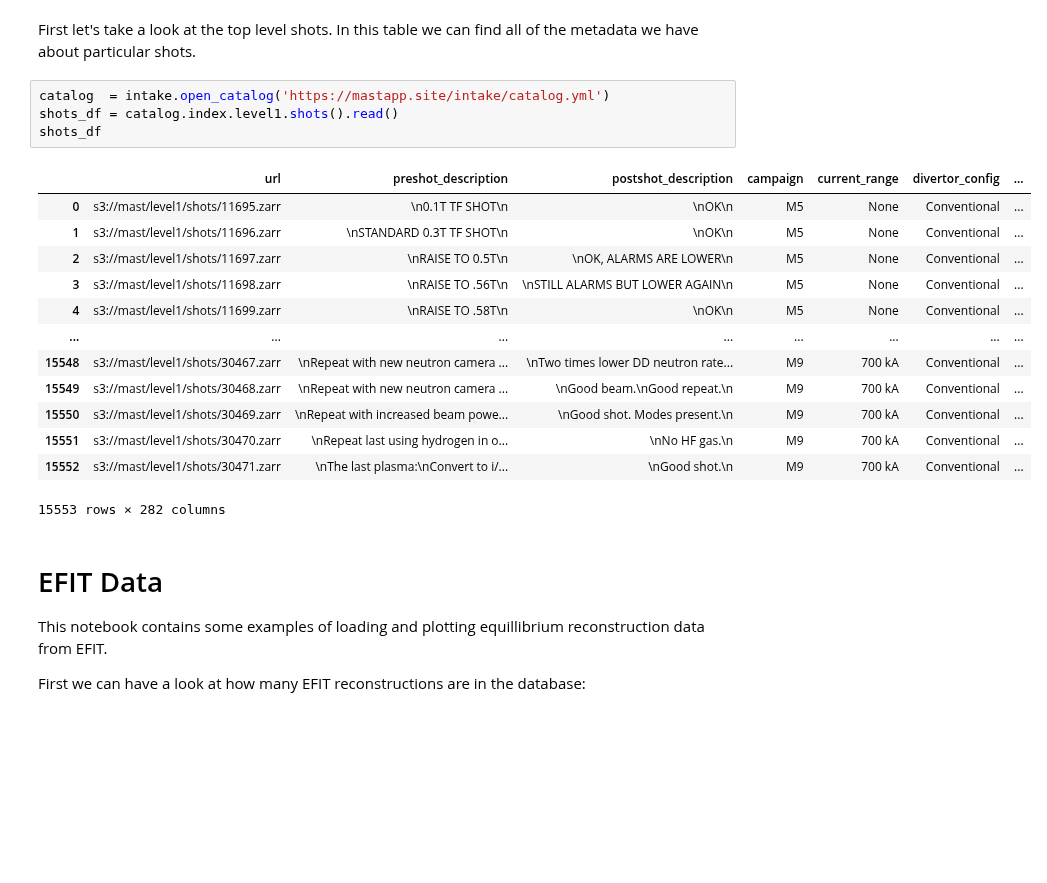
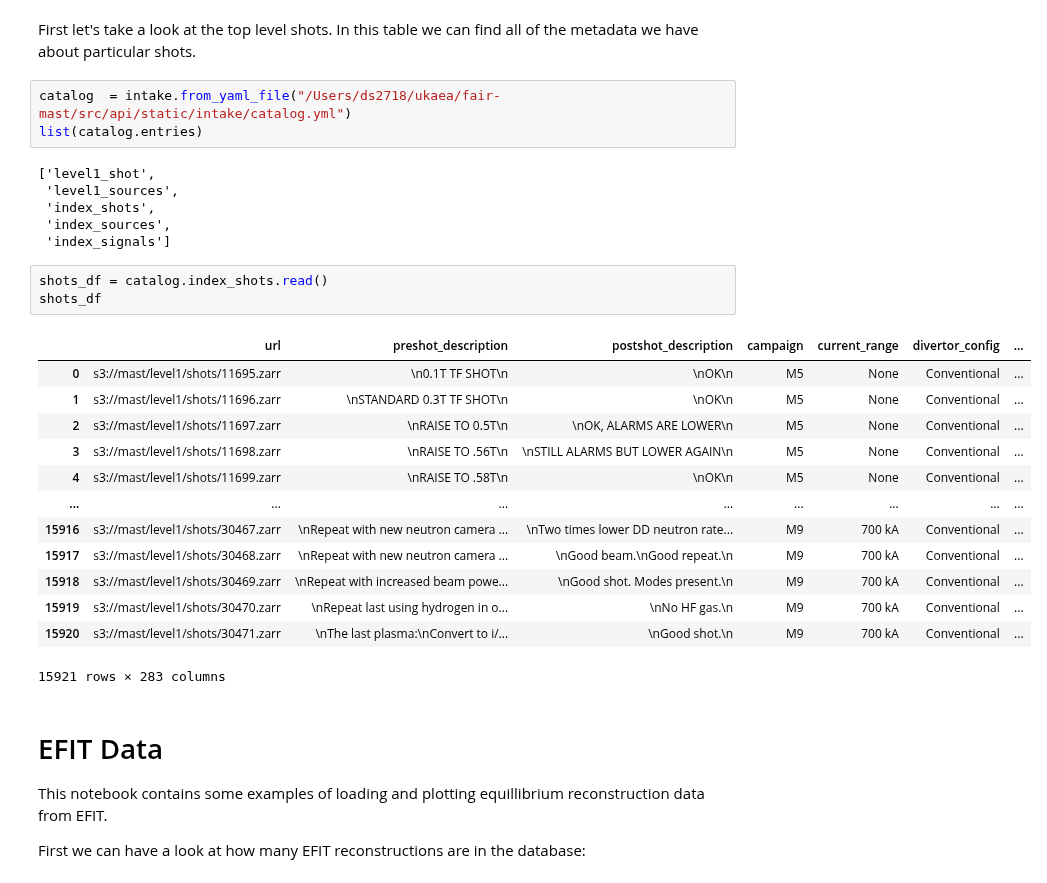
Before and after one commit to ukaea/fair-mast, a Jupyter notebook: docs/efit_data.ipynb, the cells around one changed output. Drawn from its saved outputs; the diff is of its cells as text; blank space fills up the shorter version.

```diff
--- a/docs/efit_data.ipynb
+++ b/docs/efit_data.ipynb
@@ -24,24 +26,32 @@ import numpy as np
 import matplotlib.pyplot as plt
 # %% [markdown]
 First let's take a look at the top level shots. In this table we can find all of the metadata we have about particular shots.
-# %%
-catalog  = intake.open_catalog('https://mastapp.site/intake/catalog.yml')
-shots_df = catalog.index.level1.shots().read()
-shots_df
-# %% [output]
-|  | url | preshot_description | postshot_description | campaign | current_range | divertor_config | ... |
-| 0 | s3://mast/level1/shots/11695.zarr | \n0.1T TF SHOT\n | \nOK\n | M5 | None | Conventional | ... |
-| 1 | s3://mast/level1/shots/11696.zarr | \nSTANDARD 0.3T TF SHOT\n | \nOK\n | M5 | None | Conventional | ... |
-| 2 | s3://mast/level1/shots/11697.zarr | \nRAISE TO 0.5T\n | \nOK, ALARMS ARE LOWER\n | M5 | None | Conventional | ... |
-| 3 | s3://mast/level1/shots/11698.zarr | \nRAISE TO .56T\n | \nSTILL ALARMS BUT LOWER AGAIN\n | M5 | None | Conventional | ... |
-| 4 | s3://mast/level1/shots/11699.zarr | \nRAISE TO .58T\n | \nOK\n | M5 | None | Conventional | ... |
-| ... | ... | ... | ... | ... | ... | ... | ... |
-| 15548 | s3://mast/level1/shots/30467.zarr | \nRepeat with new neutron camera ... | \nTwo times lower DD neutron rate... | M9 | 700 kA | Conventional | ... |
-| 15549 | s3://mast/level1/shots/30468.zarr | \nRepeat with new neutron camera ... | \nGood beam.\nGood repeat.\n | M9 | 700 kA | Conventional | ... |
-| 15550 | s3://mast/level1/shots/30469.zarr | \nRepeat with increased beam powe... | \nGood shot. Modes present.\n | M9 | 700 kA | Conventional | ... |
-| 15551 | s3://mast/level1/shots/30470.zarr | \nRepeat last using hydrogen in o... | \nNo HF gas.\n | M9 | 700 kA | Conventional | ... |
-| 15552 | s3://mast/level1/shots/30471.zarr | \nThe last plasma:\nConvert to i/... | \nGood shot.\n | M9 | 700 kA | Conventional | ... |
-15553 rows × 282 columns
+# %%
+catalog  = intake.from_yaml_file("/Users/ds2718/ukaea/fair-mast/src/api/static/intake/catalog.yml")
+list(catalog.entries)
+# %% [output]
+['level1_shot',
+ 'level1_sources',
+ 'index_shots',
+ 'index_sources',
+ 'index_signals']
+# %%
+shots_df = catalog.index_shots.read()
+shots_df
+# %% [output]
+|  | url | preshot_description | postshot_description | campaign | current_range | divertor_config | ... |
+| 0 | s3://mast/level1/shots/11695.zarr | \n0.1T TF SHOT\n | \nOK\n | M5 | None | Conventional | ... |
+| 1 | s3://mast/level1/shots/11696.zarr | \nSTANDARD 0.3T TF SHOT\n | \nOK\n | M5 | None | Conventional | ... |
+| 2 | s3://mast/level1/shots/11697.zarr | \nRAISE TO 0.5T\n | \nOK, ALARMS ARE LOWER\n | M5 | None | Conventional | ... |
+| 3 | s3://mast/level1/shots/11698.zarr | \nRAISE TO .56T\n | \nSTILL ALARMS BUT LOWER AGAIN\n | M5 | None | Conventional | ... |
+| 4 | s3://mast/level1/shots/11699.zarr | \nRAISE TO .58T\n | \nOK\n | M5 | None | Conventional | ... |
+| ... | ... | ... | ... | ... | ... | ... | ... |
+| 15916 | s3://mast/level1/shots/30467.zarr | \nRepeat with new neutron camera ... | \nTwo times lower DD neutron rate... | M9 | 700 kA | Conventional | ... |
+| 15917 | s3://mast/level1/shots/30468.zarr | \nRepeat with new neutron camera ... | \nGood beam.\nGood repeat.\n | M9 | 700 kA | Conventional | ... |
+| 15918 | s3://mast/level1/shots/30469.zarr | \nRepeat with increased beam powe... | \nGood shot. Modes present.\n | M9 | 700 kA | Conventional | ... |
+| 15919 | s3://mast/level1/shots/30470.zarr | \nRepeat last using hydrogen in o... | \nNo HF gas.\n | M9 | 700 kA | Conventional | ... |
+| 15920 | s3://mast/level1/shots/30471.zarr | \nThe last plasma:\nConvert to i/... | \nGood shot.\n | M9 | 700 kA | Conventional | ... |
+15921 rows × 283 columns
 # %% [markdown]
 # EFIT Data
 This notebook contains some examples of loading and plotting equillibrium reconstruction data from EFIT.
```
Also changed, not shown: parts of 4 cells of this notebook, 6 other files.
